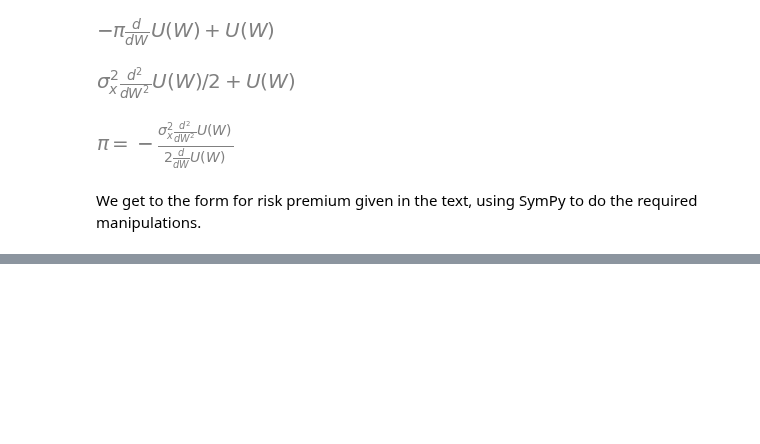
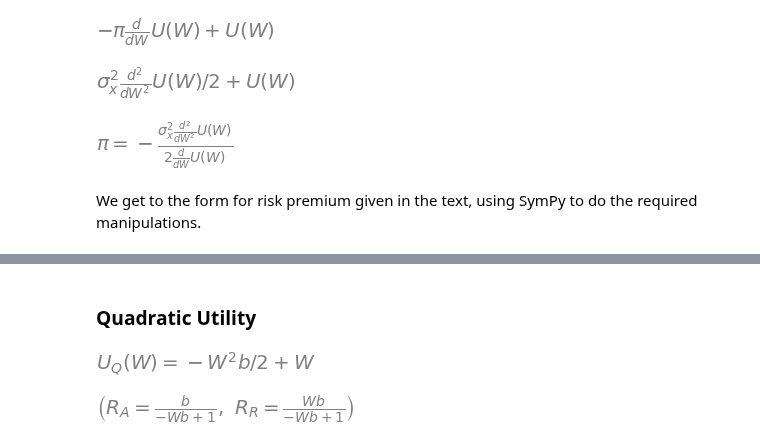
Before and after one commit to mattmcd/PyBayes, a Jupyter notebook: scripts/qfe_20220221.ipynb, the cells around one changed output, grey strips where cells are left out. Drawn from its saved outputs; the diff is of its cells as text; code cells hidden in the pictures; blank space fills up the shorter version.

```diff
--- a/scripts/qfe_20220221.ipynb
+++ b/scripts/qfe_20220221.ipynb
@@ -132,0 +175,10 @@ We get to the form for risk premium given in the text, using SymPy to do the req
+# %% [markdown]
+### Quadratic Utility
+# %%
+sp.Eq(U_qs(W), U_q)
+# %% [output]
+[figure, added]
+# %%
+sp.Eq(Ras, Rau(U_q)), sp.Eq(Rrs, Rr.subs(Ras, Rau(U_q)))
+# %% [output]
+[figure, added]
```
Also changed, not shown: parts of 17 cells of this notebook.
